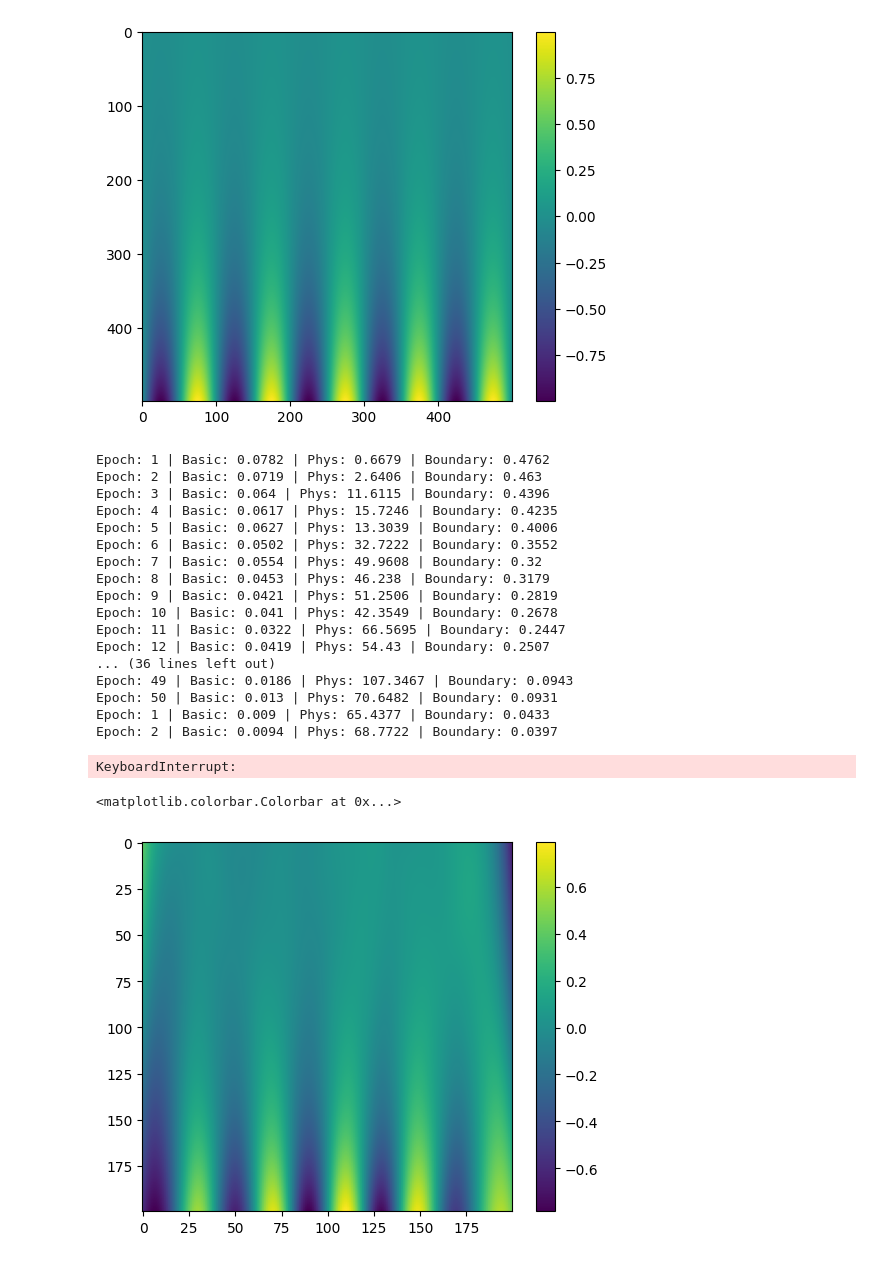
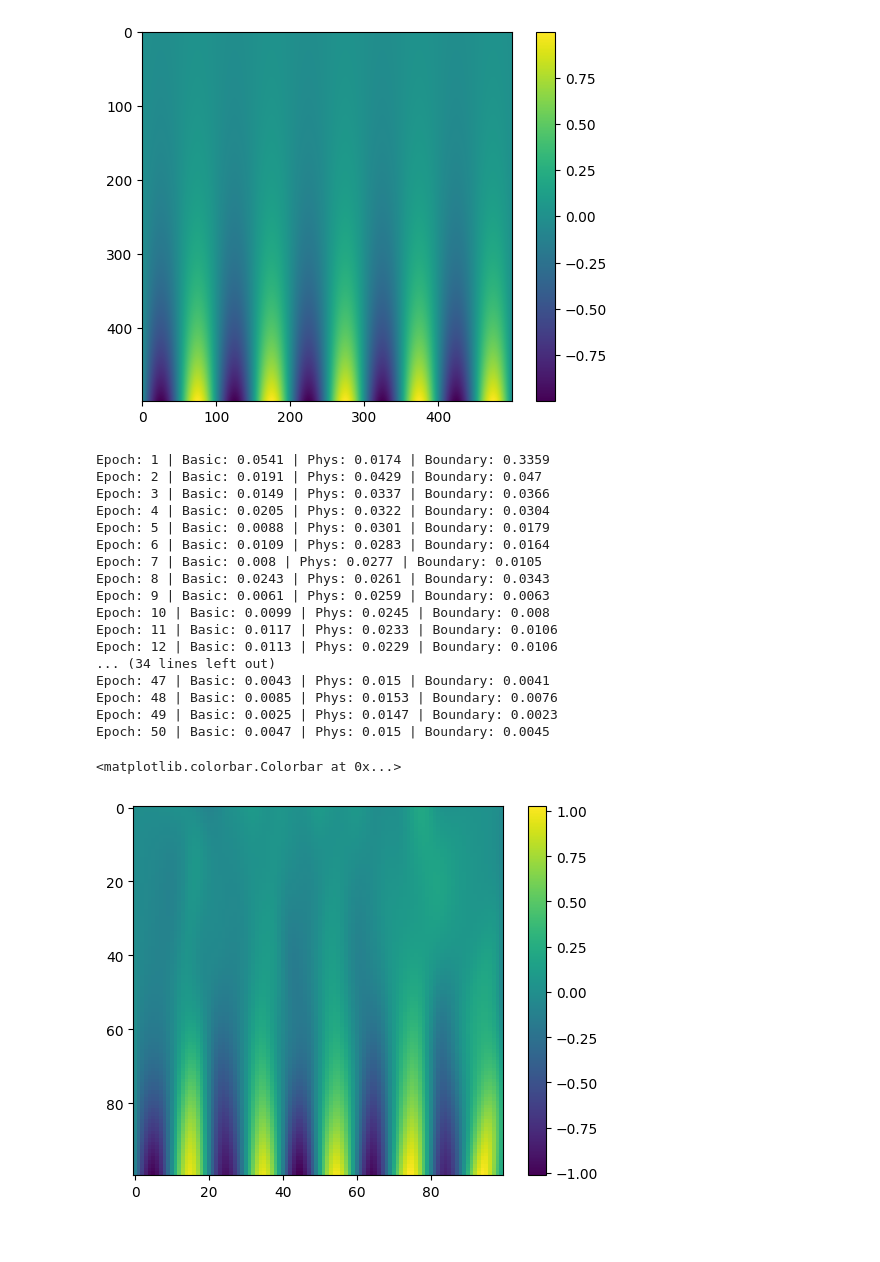
Before and after one commit to lazyjobseeker/codingtestrepo, a Jupyter notebook: pinn/heat_equation.ipynb, the cells around one changed output. Cells and saved outputs as stored; diff of their text form; code cells hidden in the pictures.

```diff
--- a/pinn/heat_equation.ipynb
+++ b/pinn/heat_equation.ipynb
@@ -51,14 +51,12 @@ class Net(nn.Module):
     def __init__(self):
         super().__init__()
         self.relu = torch.tanh
-        self.lin_1 = nn.Linear(2, 60)
-        self.lin_2 = nn.Linear(60, 60)
-        self.lin_3 = nn.Linear(60, 1)
+        self.lin_1 = nn.Linear(2, 30)
+        self.lin_2 = nn.Linear(30, 1)
 
     def forward(self, x):
         x = self.lin_1(x)
         x = self.lin_2(self.relu(x))
-        x = self.lin_3(self.relu(x))
         return x.squeeze()
 
 """ Define dataset.  self.p instance is to specify IVs and BCs """
@@ -82,7 +80,7 @@ def phys_loss(inp, out):
     dudt = torch.autograd.grad(out, [inp], grad_outputs=torch.ones_like(out), create_graph=True, allow_unused=True)[0][:,1]
     dudx = torch.autograd.grad(out, [inp], grad_outputs=torch.ones_like(out), create_graph=True, allow_unused=True)[0][:,0]
     d2udx2 = torch.autograd.grad(dudx, [inp], grad_outputs=torch.ones_like(dudx), create_graph=True, allow_unused=True)[0][:,0]
-    return torch.square(d2udx2-0.5*dudt)
+    return loss_basic_fcn(d2udx2, 0.5*dudt)
 # %%
 pts = 300
 ts = np.linspace(0.2, 0, pts)
@@ -94,20 +92,26 @@ us = u(xs, ts)
 
 assert len(ts) == len(xs)
 
-bdry_pts = 100
+bdry_pts = 300
 xs_bdry = np.linspace(-5, 5, bdry_pts)
 ts_bdry = np.asarray([0 for x in xs_bdry])
 us_bdry = u(xs_bdry, ts_bdry)
 
 assert len(xs_bdry) == len(ts_bdry) == len(us_bdry)
 # %%
+DEVICE = torch.device('cuda' if torch.cuda.is_available() else 'cpu')
+
 inp_tensor = torch.tensor([[x, t] for x, t in zip(xs, ts)], dtype=torch.float32, requires_grad=True)
 out_tensor = torch.tensor(us, dtype=torch.float32)
+
+inp_tensor.to(DEVICE)
+out_tensor.to(DEVICE)
 
 inp_tensor_bd = torch.tensor([[x, t] for x, t in zip(xs_bdry, ts_bdry)], dtype=torch.float32, requires_grad=True)
 out_tensor_bd = torch.tensor(us_bdry, dtype=torch.float32)
 
 inp_tensor_bd.to(DEVICE)
+out_tensor_bd.to(DEVICE)
 
 assert len(inp_tensor) == len(out_tensor)
 
@@ -118,7 +122,7 @@ train_dataset = MyDataset(inp_tensor, out_tensor)
 train_dataloader = DataLoader(train_dataset, batch_size=256, shuffle=True)
 
 adam_epochs = 50
-lbfgs_epochs = 10
+lbfgs_epochs = 0
 
 phys_contrib = 1
 
@@ -176,45 +180,44 @@ for epoch in range(0, lbfgs_epochs):
 
     print(f"Epoch: {epoch+1} | Basic: {round(float(basicloss), 4)} | Phys: {round(float(physloss), 4)} | Boundary: {round(float(boundaryloss), 4)}")
 # %% [output]
-Epoch: 1 | Basic: 0.0782 | Phys: 0.6679 | Boundary: 0.4762
-Epoch: 2 | Basic: 0.0719 | Phys: 2.6406 | Boundary: 0.463
-Epoch: 3 | Basic: 0.064 | Phys: 11.6115 | Boundary: 0.4396
-Epoch: 4 | Basic: 0.0617 | Phys: 15.7246 | Boundary: 0.4235
-Epoch: 5 | Basic: 0.0627 | Phys: 13.3039 | Boundary: 0.4006
-Epoch: 6 | Basic: 0.0502 | Phys: 32.7222 | Boundary: 0.3552
-Epoch: 7 | Basic: 0.0554 | Phys: 49.9608 | Boundary: 0.32
-Epoch: 8 | Basic: 0.0453 | Phys: 46.238 | Boundary: 0.3179
-Epoch: 9 | Basic: 0.0421 | Phys: 51.2506 | Boundary: 0.2819
-Epoch: 10 | Basic: 0.041 | Phys: 42.3549 | Boundary: 0.2678
-Epoch: 11 | Basic: 0.0322 | Phys: 66.5695 | Boundary: 0.2447
-Epoch: 12 | Basic: 0.0419 | Phys: 54.43 | Boundary: 0.2507
-... (36 lines left out)
-Epoch: 49 | Basic: 0.0186 | Phys: 107.3467 | Boundary: 0.0943
-Epoch: 50 | Basic: 0.013 | Phys: 70.6482 | Boundary: 0.0931
-Epoch: 1 | Basic: 0.009 | Phys: 65.4377 | Boundary: 0.0433
-Epoch: 2 | Basic: 0.0094 | Phys: 68.7722 | Boundary: 0.0397
+Epoch: 1 | Basic: 0.0541 | Phys: 0.0174 | Boundary: 0.3359
+Epoch: 2 | Basic: 0.0191 | Phys: 0.0429 | Boundary: 0.047
+Epoch: 3 | Basic: 0.0149 | Phys: 0.0337 | Boundary: 0.0366
+Epoch: 4 | Basic: 0.0205 | Phys: 0.0322 | Boundary: 0.0304
+Epoch: 5 | Basic: 0.0088 | Phys: 0.0301 | Boundary: 0.0179
+Epoch: 6 | Basic: 0.0109 | Phys: 0.0283 | Boundary: 0.0164
+Epoch: 7 | Basic: 0.008 | Phys: 0.0277 | Boundary: 0.0105
+Epoch: 8 | Basic: 0.0243 | Phys: 0.0261 | Boundary: 0.0343
+Epoch: 9 | Basic: 0.0061 | Phys: 0.0259 | Boundary: 0.0063
+Epoch: 10 | Basic: 0.0099 | Phys: 0.0245 | Boundary: 0.008
+Epoch: 11 | Basic: 0.0117 | Phys: 0.0233 | Boundary: 0.0106
+Epoch: 12 | Basic: 0.0113 | Phys: 0.0229 | Boundary: 0.0106
+... (34 lines left out)
+Epoch: 47 | Basic: 0.0043 | Phys: 0.015 | Boundary: 0.0041
+Epoch: 48 | Basic: 0.0085 | Phys: 0.0153 | Boundary: 0.0076
+Epoch: 49 | Basic: 0.0025 | Phys: 0.0147 | Boundary: 0.0023
+Epoch: 50 | Basic: 0.0047 | Phys: 0.015 | Boundary: 0.0045
-KeyboardInterrupt:
 # %%
 def u_model(xs, ts):
     pts = torch.tensor(np.array([[x, t] for x, t in zip(xs, ts)]), dtype=torch.float32)
     return model(pts)
 
-pts = 200
+pts = 100
 ts = torch.linspace(0.2, 0, pts)
 xs = torch.linspace(-5, 5, pts)
 X, T = torch.meshgrid(xs, ts)
 X = X.T
 T = T.T
 
 img = []
 for x, t in zip(X, T):
     img.append(u_model(x, t).detach().numpy().tolist())
 
 plt.imshow(img)
 plt.colorbar()
 # %% [output]
 <matplotlib.colorbar.Colorbar at 0x...>
-[figure, old version]
+[figure, new version]
 # %%
 for batch_inp, batch_out in train_dataloader:
     test_inp = batch_inp
```
